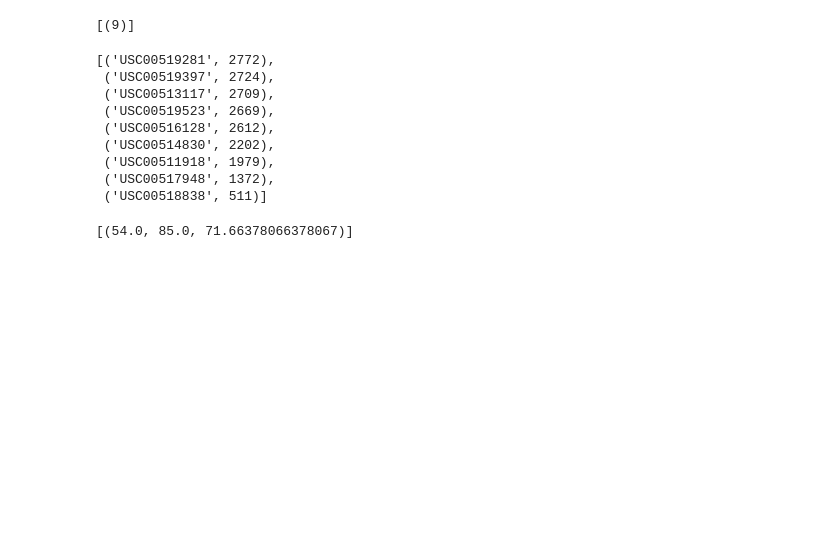
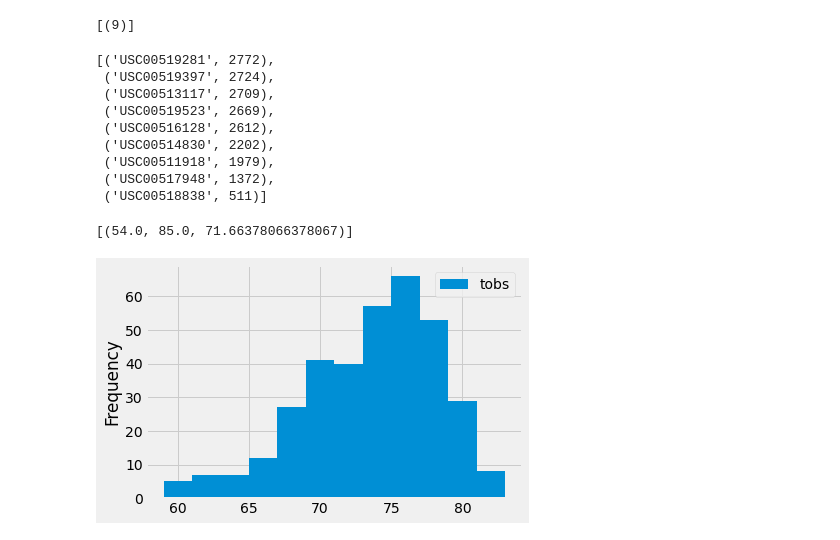
Before and after one commit to ronbfernandez/sqlalchemy-challenge, a Jupyter notebook: main_notebook.ipynb, the cells around one changed output. Saved outputs shown, nothing was run; the diff lists cells and outputs as text; code cells hidden in the pictures; blank space fills up the shorter version.

```diff
--- a/main_notebook.ipynb
+++ b/main_notebook.ipynb
@@ -125,5 +125,19 @@ session.query(*sel).filter(Measurement.station=='USC00519281').all()
 # %%
 # Using the most active station id
 # Query the last 12 months of temperature observation data for this station and plot the results as a histogram
+
+histogram = session.query(Measurement.tobs).\
+                                filter(Measurement.station=='USC00519281').\
+                                filter(Measurement.date >= one_year_ago).\
+                                order_by(Measurement.date.desc()).all()
+
+x = [x[0] for x in histogram]
+
+plt.hist(x, bins=12)
+plt.ylabel('Frequency')
+plt.legend(['tobs'])
+plt.show()
+# %% [output]
+[figure, added]
 # %%
 # Close Session
```
Also changed, not shown: parts of 1 cell of this notebook.
